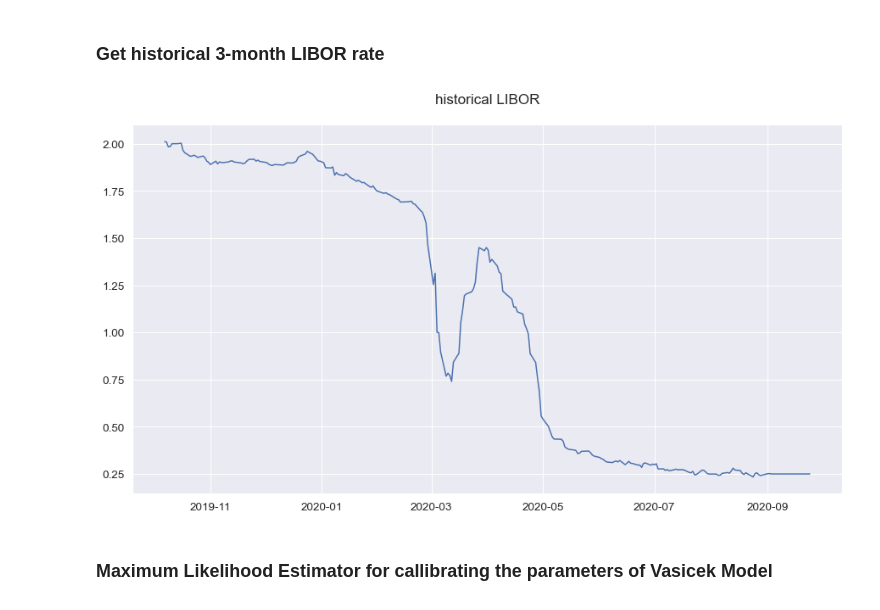
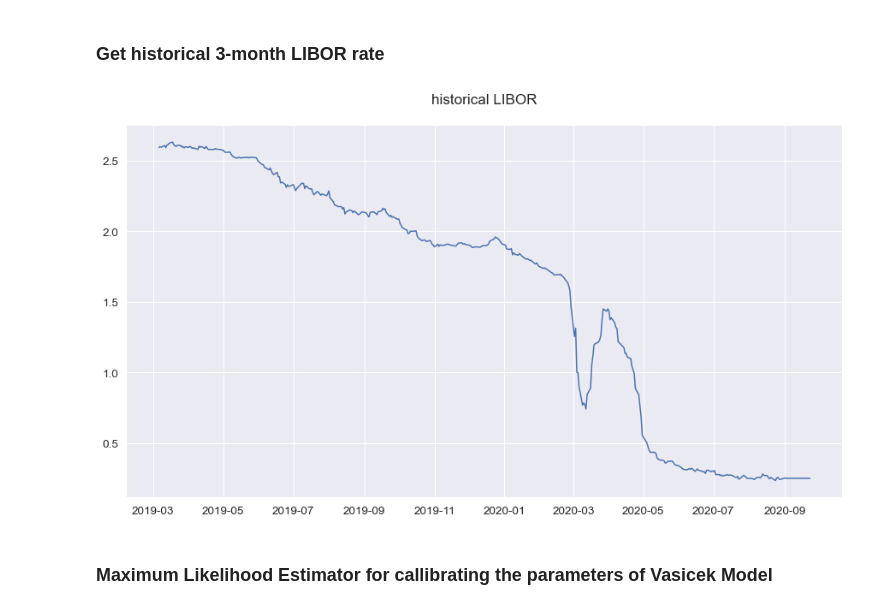
Before and after one commit to abhishekprog0/StructuredPricingEngine, a Jupyter notebook: Structured & Hybrid Project 2020.ipynb, the cells around one changed output. Cells and saved outputs as stored; diff of their text form; code cells hidden in the pictures.

```diff
--- a/Structured & Hybrid Project 2020.ipynb
+++ b/Structured & Hybrid Project 2020.ipynb
@@ -231,9 +269,9 @@ plt.show()
 dr(t) = k[θ − r(t)]dt + σdW(t)
 # %% [markdown]
 ### Get historical 3-month LIBOR rate
-# %%
-df = datareader.GetLiborData()
-# %% [output]
-[figure, removed]
+# %%
+libor_train, libor_test = datareader.GetLiborData(start = 400, end = 1)
+# %% [output]
+[figure, added]
 # %% [markdown]
 ### Maximum Likelihood Estimator for callibrating the parameters of Vasicek Model
```
Also changed, not shown: parts of 10 cells of this notebook.
